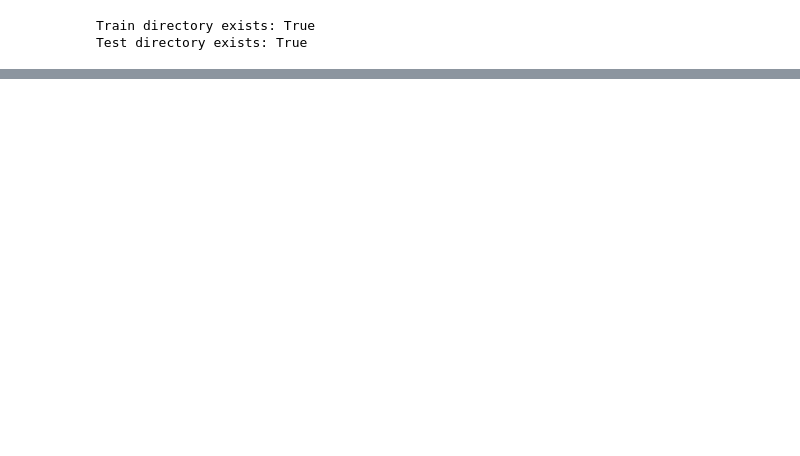
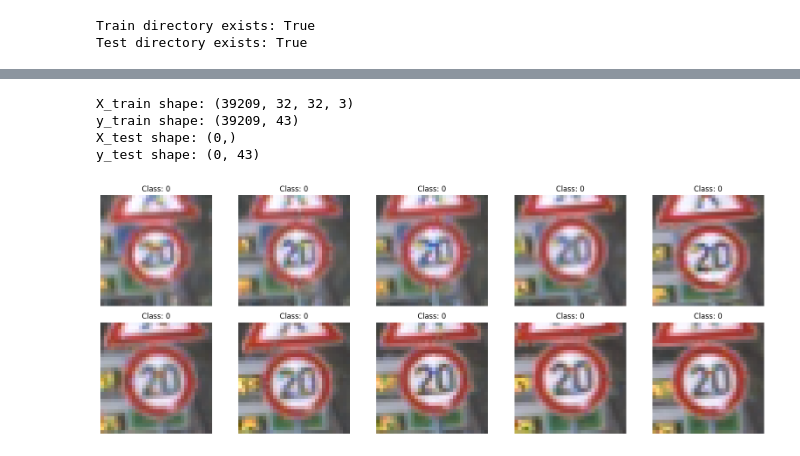
Before and after one commit to TarekEmad120/ADAS-System-prototype, a Jupyter notebook: Traffic_Recognition/LeNet5_traffic_recognition.ipynb, the cells around one changed output, grey strips where cells are left out. Drawn from its saved outputs; the diff is of its cells as text; code cells hidden in the pictures; blank space fills up the shorter version.

```diff
--- a/Traffic_Recognition/LeNet5_traffic_recognition.ipynb
+++ b/Traffic_Recognition/LeNet5_traffic_recognition.ipynb
@@ -284,0 +247,50 @@ trained_model.save("traffic_sign_lenet5_model.h5")
+# %%
+# Preprocess data
+def preprocess_data(X_train, X_test, y_train, y_test):
+    # Resize to target dimensions if necessary
+    if X_train.shape[1:3] != (IMG_HEIGHT, IMG_WIDTH):
+        X_train_resized = []
+        for img in X_train:
+            X_train_resized.append(cv2.resize(img, (IMG_HEIGHT, IMG_WIDTH)))
+        X_train = np.array(X_train_resized)
+
+        X_test_resized = []
+        for img in X_test:
+            X_test_resized.append(cv2.resize(img, (IMG_HEIGHT, IMG_WIDTH)))
+        X_test = np.array(X_test_resized)
+
+    # Normalize pixel values to [0,1]
+    X_train = X_train.astype('float32') / 255.0
+    X_test = X_test.astype('float32') / 255.0
+
+    # Convert labels to categorical
+    y_train_cat = to_categorical(y_train, num_classes=num_classes)
+    y_test_cat = to_categorical(y_test, num_classes=num_classes)
+
+    return X_train, X_test, y_train_cat, y_test_cat
+# %%
+# Apply preprocessing
+X_train, X_test, y_train, y_test = preprocess_data(train_data, test_data, train_labels, test_labels)
+
+# Verify shapes after preprocessing
+print(f"X_train shape: {X_train.shape}")
+print(f"y_train shape: {y_train.shape}")
+print(f"X_test shape: {X_test.shape}")
+print(f"y_test shape: {y_test.shape}")
+# %% [output]
+X_train shape: (39209, 32, 32, 3)
+y_train shape: (39209, 43)
+X_test shape: (0,)
+y_test shape: (0, 43)
+# %%
+# Display some sample images
+plt.figure(figsize=(16, 6))
+for i in range(10):
+    plt.subplot(2, 5, i+1)
+    plt.imshow(X_train[i])
+    plt.title(f"Class: {np.argmax(y_train[i])}")
+    plt.axis('off')
+plt.tight_layout()
+plt.show()
+# %% [output]
+[figure, added]
```
Also changed, not shown: parts of 13 cells of this notebook, 4 other files.
